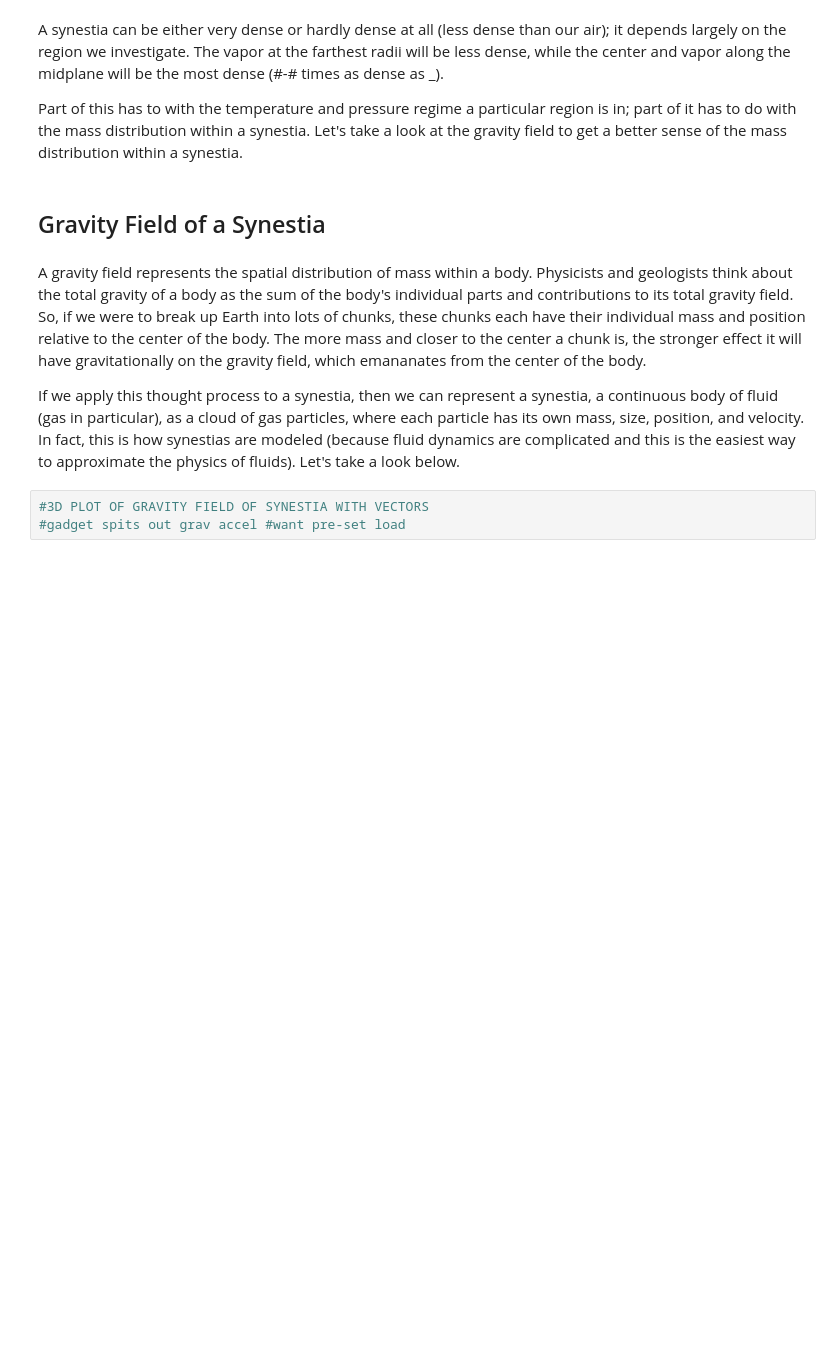
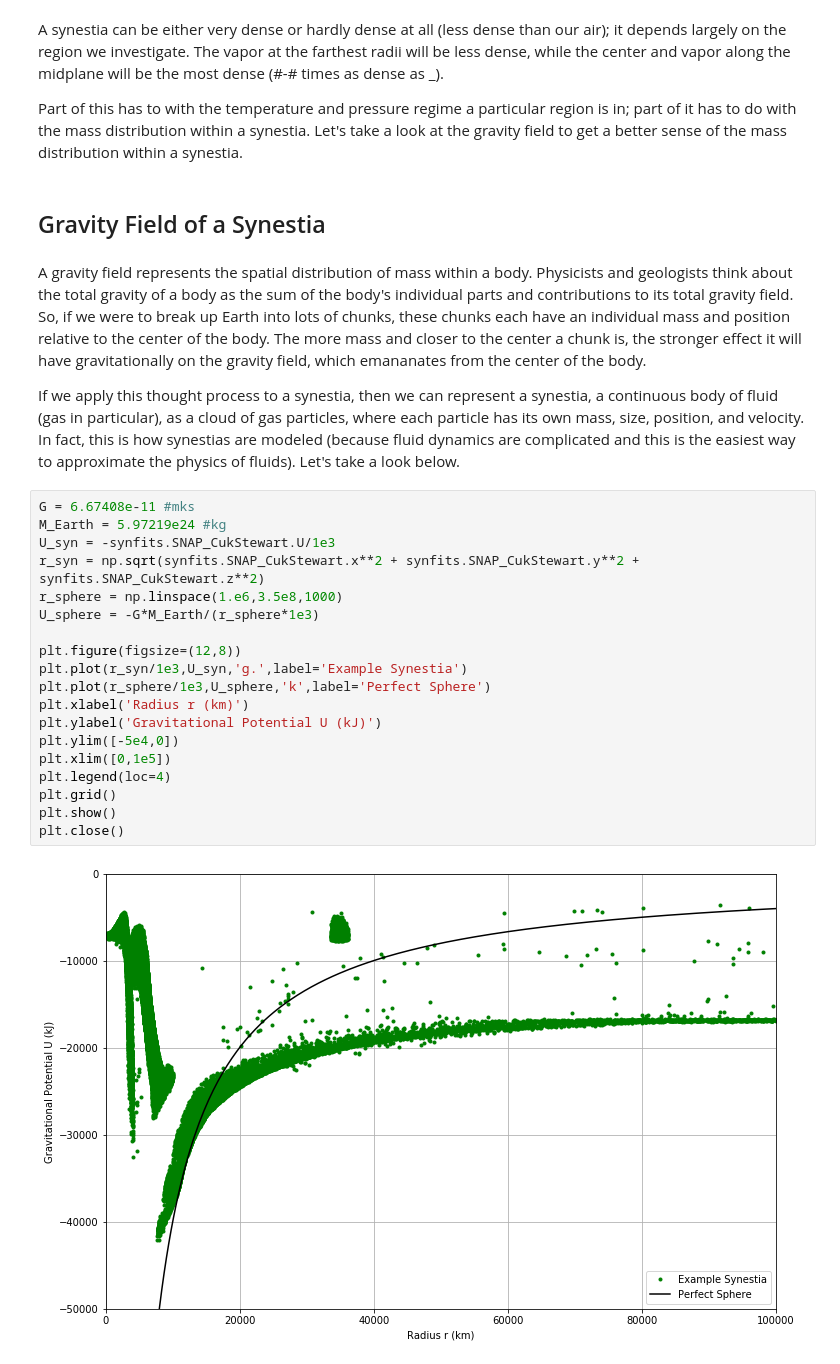
Before and after one commit to gohollyo/Synestia, a Jupyter notebook: 02Physical_Properties_of_Synestias.ipynb, the cells around one changed output. Cells and saved outputs as stored; diff of their text form; blank space fills up the shorter version.

```diff
--- a/02Physical_Properties_of_Synestias.ipynb
+++ b/02Physical_Properties_of_Synestias.ipynb
@@ -217,10 +223,28 @@ Part of this has to with the temperature and pressure regime a particular region
 # %% [markdown]
 ## Gravity Field of a Synestia
 # %% [markdown]
-A gravity field represents the spatial distribution of mass within a body. Physicists and geologists think about the total gravity of a body as the sum of the body's individual parts and contributions to its total gravity field. So, if we were to break up Earth into lots of chunks, these chunks each have their individual mass and position relative to the center of the body. The more mass and closer to the center a chunk is, the stronger effect it will have gravitationally on the gravity field, which emananates from the center of the body.
+A gravity field represents the spatial distribution of mass within a body. Physicists and geologists think about the total gravity of a body as the sum of the body's individual parts and contributions to its total gravity field. So, if we were to break up Earth into lots of chunks, these chunks each have an individual mass and position relative to the center of the body. The more mass and closer to the center a chunk is, the stronger effect it will have gravitationally on the gravity field, which emananates from the center of the body.
 
 If we apply this thought process to a synestia, then we can represent a synestia, a continuous body of fluid (gas in particular), as a cloud of gas particles, where each particle has its own mass, size, position, and velocity. In fact, this is how synestias are modeled (because fluid dynamics are complicated and this is the easiest way to approximate the physics of fluids). Let's take a look below.
-# %%
-#3D PLOT OF GRAVITY FIELD OF SYNESTIA WITH VECTORS
-#gadget spits out grav accel #want pre-set load
+# %%
+G = 6.67408e-11 #mks
+M_Earth = 5.97219e24 #kg
+U_syn = -synfits.SNAP_CukStewart.U/1e3
+r_syn = np.sqrt(synfits.SNAP_CukStewart.x**2 + synfits.SNAP_CukStewart.y**2 + synfits.SNAP_CukStewart.z**2)
+r_sphere = np.linspace(1.e6,3.5e8,1000)
+U_sphere = -G*M_Earth/(r_sphere*1e3)
+
+plt.figure(figsize=(12,8))
+plt.plot(r_syn/1e3,U_syn,'g.',label='Example Synestia')
+plt.plot(r_sphere/1e3,U_sphere,'k',label='Perfect Sphere')
+plt.xlabel('Radius r (km)')
+plt.ylabel('Gravitational Potential U (kJ)')
+plt.ylim([-5e4,0])
+plt.xlim([0,1e5])
+plt.legend(loc=4)
+plt.grid()
+plt.show()
+plt.close()
+# %% [output]
+[figure, added]
 # %% [markdown]
```
Also changed, not shown: parts of 11 cells of this notebook, 7 other files.
